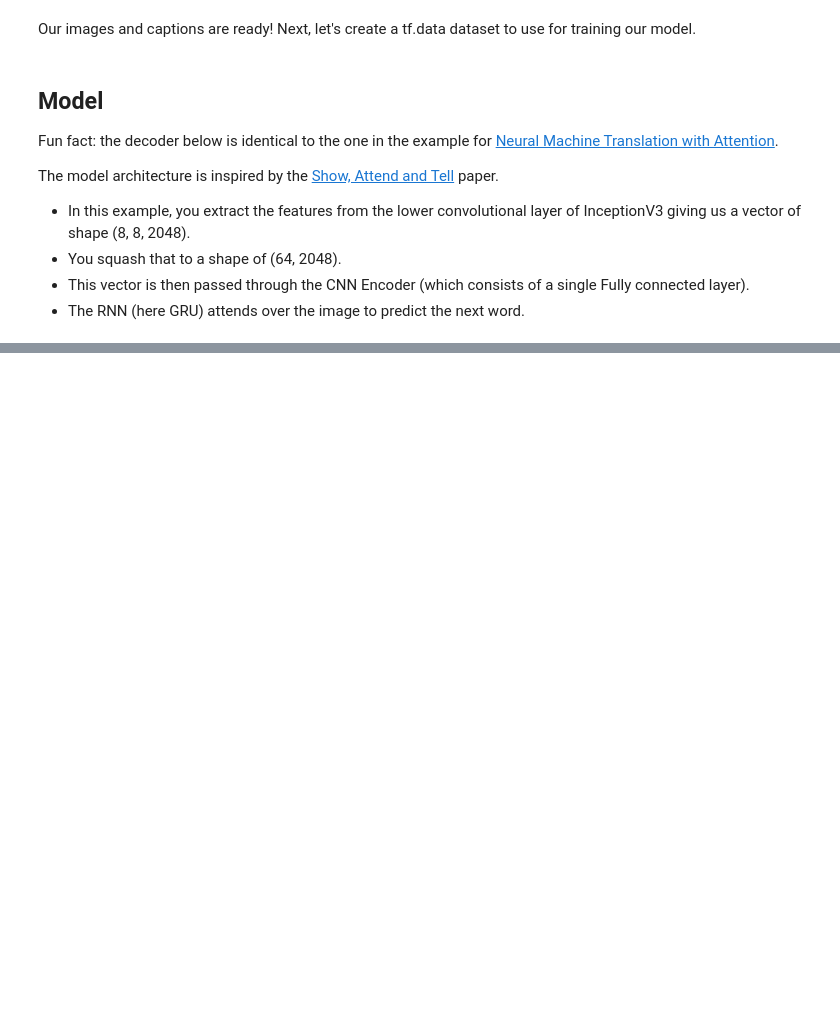
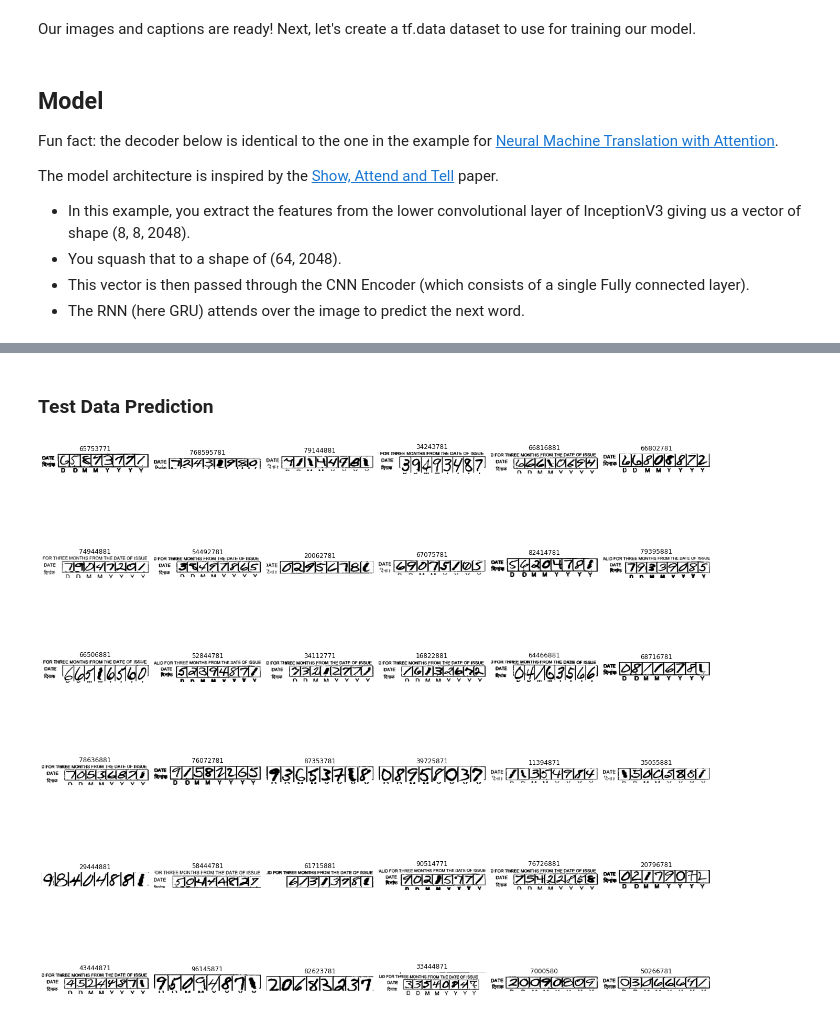
Before and after one commit to adimyth/arya_date, a Jupyter notebook: notebooks/image_captioning.ipynb, the cells around one changed output, grey strips where cells are left out. Drawn from its saved outputs; the diff is of its cells as text; code cells hidden in the pictures; blank space fills up the shorter version.

```diff
--- a/notebooks/image_captioning.ipynb
+++ b/notebooks/image_captioning.ipynb
@@ -475,6 +701,0 @@ Prediction Caption: a metal wall with a brick in the middle is <unk> that has so
-# %%
-for path in test_paths:
-    # load image
-    # call evaluate
-    # compare digit by digit with target - count number of positional matches & mismatches
-    pass
@@ -480,0 +761,20 @@ for path in test_paths:
+# %%
+count = 0
+train_preds, train_matches, train_mismatches = [], [], []
+for path, label in tqdm(dict(zip(image_paths, orig_labels)).items()):
+    try:
+        result, attention_plot = evaluate(path)
+        result = "".join(result[:-1])
+        train_preds.append(result)
+
+        if len(result) < 8:
+            count += 1
+            train_mismatches.append({path: result})
+            print(f"Image: {path.split('/')[-1]}\tLabel: {label}\tResult: {result}")
+        else:
+            digit_matches = {}
+            for j in range(8):
+                digit_matches[j] = result[j]==label[j]
+            train_matches.append(digit_matches)
+    except Exception:
+        count += 1
@@ -480,0 +800,15 @@ for path in test_paths:
+# %% [markdown]
+### Test Data Prediction
+# %%
+test_image_paths = [f"processed/test/{x}.png" for x in range(1000)]
+# %%
+# prediction on test set
+preds = []
+for path in tqdm(test_image_paths):
+    result, _ = evaluate(path)
+    result = "".join(result[:-1])
+    preds.append(result)
+# %%
+plot_grid(test_image_paths, preds, h=6, w=6)
+# %% [output]
+[figure, added]
```
Also changed, not shown: parts of 58 cells of this notebook, 1 other file.
